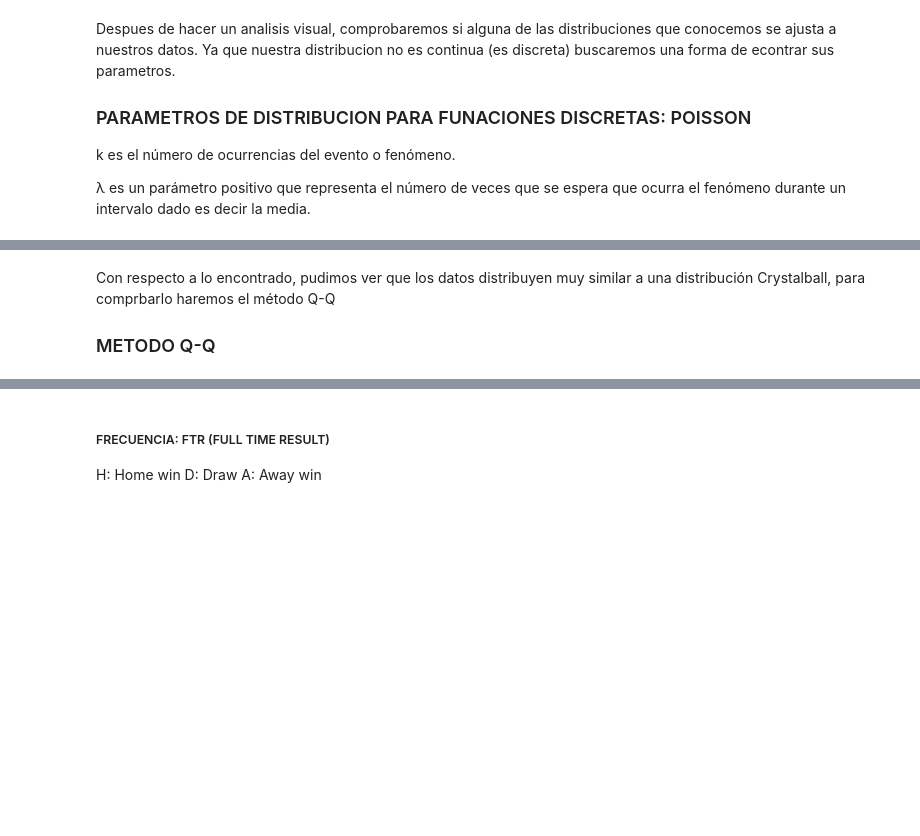
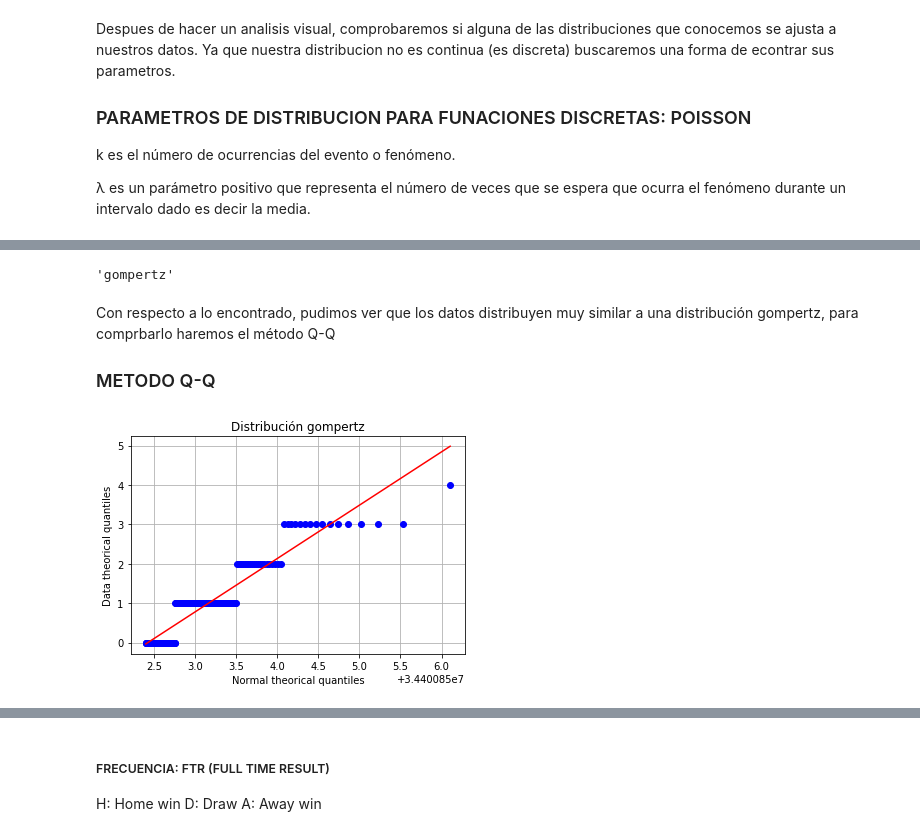
Before and after one commit to mariajosecanture/PROYECTO_SG_MJC, a Jupyter notebook: ProyectoModulo1_CantuM_GarciaS_GreenA-Copy1.ipynb, the cells around one changed output, grey strips where cells are left out. Cells and saved outputs as stored; diff of their text form; code cells hidden in the pictures; blank space fills up the shorter version.

```diff
--- a/ProyectoModulo1_CantuM_GarciaS_GreenA-Copy1.ipynb
+++ b/ProyectoModulo1_CantuM_GarciaS_GreenA-Copy1.ipynb
@@ -422,13 +465,17 @@ lista.sort_values(0).head()
 # %%
-dist_opt= dist_to[13]
+dist_opt= dist_to[38]
 dist_opt
+# %% [output]
+'gompertz'
 # %% [markdown]
-Con respecto a lo encontrado, pudimos ver que los datos distribuyen muy similar a una distribución Crystalball, para comprbarlo haremos el método Q-Q
+Con respecto a lo encontrado, pudimos ver que los datos distribuyen muy similar a una distribución gompertz, para comprbarlo haremos el método Q-Q
 ### METODO Q-Q
 # %%
-st.probplot(data_FTHG_HST['FTHG'],dist="crystalball", sparams=param  ,plot=plt)
+st.probplot(data_FTAG_AST['FTAG'],dist="gompertz", sparams=param  ,plot=plt)
 plt.grid()
-plt.title('Distribución crystalball')
+plt.title('Distribución gompertz')
 plt.xlabel('Normal theorical quantiles')
 plt.ylabel('Data theorical quantiles')
 plt.show()
+# %% [output]
+[figure, added]
```
Also changed, not shown: parts of 28 cells of this notebook.
